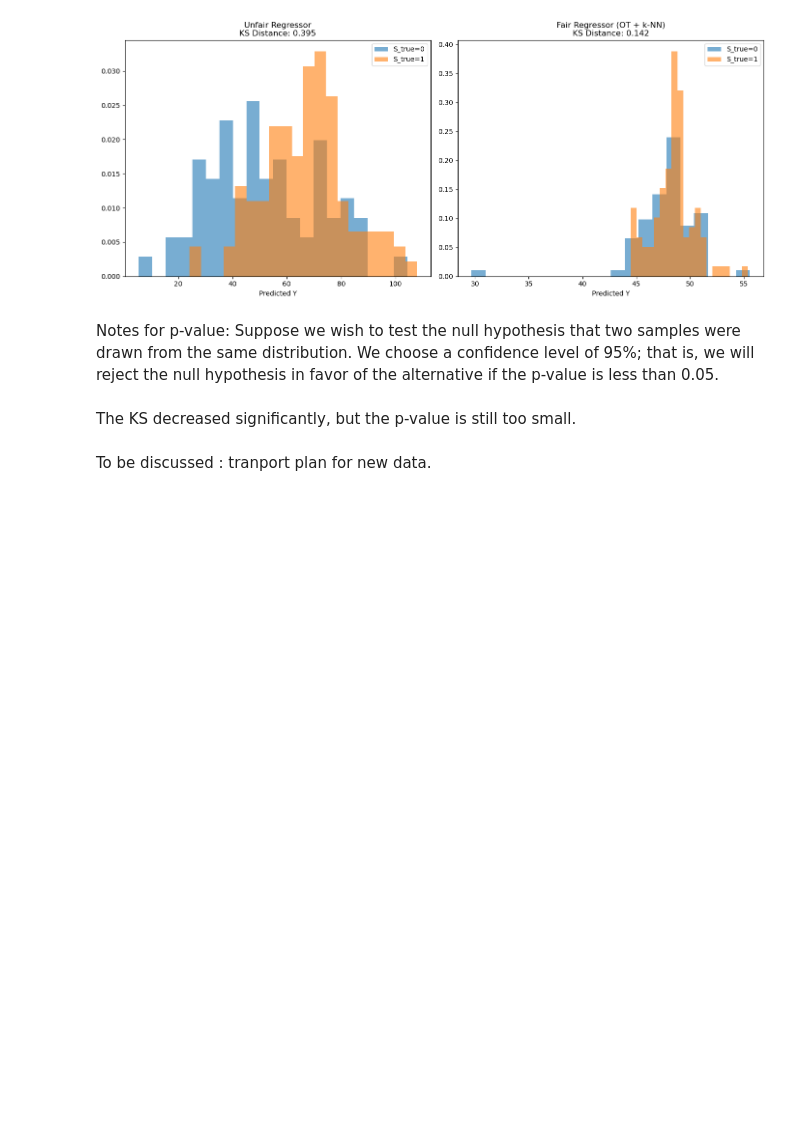
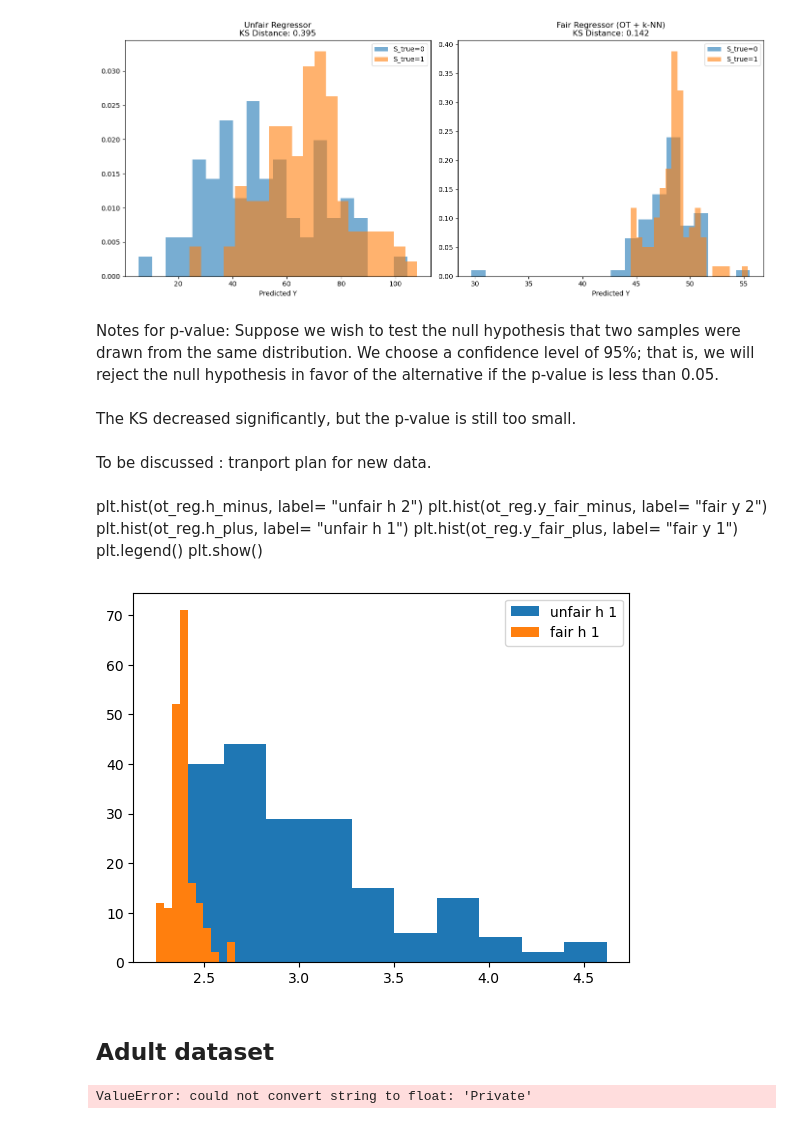
Before and after one commit to AugustinBouquillard/demographic-parity, a Jupyter notebook: unawareness.ipynb, the cells around one changed output. Saved outputs shown, nothing was run; the diff lists cells and outputs as text; code cells hidden in the pictures; blank space fills up the shorter version.

```diff
--- a/unawareness.ipynb
+++ b/unawareness.ipynb
@@ -75,3 +75,19 @@ Suppose we wish to test the null hypothesis that two samples were drawn from the
 The KS decreased significantly, but the p-value is still too small.
 # %% [markdown]
 To be discussed : tranport plan for new data.
+# %% [markdown]
+plt.hist(ot_reg.h_minus,  label= "unfair h 2")
+plt.hist(ot_reg.y_fair_minus, label= "fair y 2")
+plt.hist(ot_reg.h_plus,  label= "unfair h 1")
+plt.hist(ot_reg.y_fair_plus, label= "fair y 1")
+plt.legend()
+plt.show()
+# %%
+plt.hist(ot_reg.h_plus,  label= "unfair h 1")
+plt.hist(ot_reg.y_fair_plus, label= "fair h 1")
+plt.legend()
+plt.show()
+# %% [output]
+[figure, added]
+# %% [markdown]
+## Adult dataset
@@ -77,0 +96,43 @@ To be discussed : tranport plan for new data.
+# %%
+X, S, y = read_adult_dataset()
+
+X_train, X_test, Y_train, Y_test, S_train, S_test = train_test_split(X, y, S, train_size = 0.7)
+
+# 2. Train Models
+# Standard
+std_reg = LinearRegression().fit(X_test, Y_test)
+y_std = std_reg.predict(X_test)
+
+# Fair (OT + k-NN)
+ot_reg = OTUnawareFairRegressor(n_neighbors=10)
+ot_reg.fit(X_train, Y_train, S_train)
+y_fair = ot_reg.predict(X_test)
+
+# 3. Calculate KS Distance
+ks_std = ks_2samp(y_std[S_test==1], y_std[S_test==2])
+ks_fair = ks_2samp(y_fair[S_test==1], y_fair[S_test==2])
+
+print(f"KS Distance (Unfair): {ks_std.statistic:.4f} (p={ks_std.pvalue:.4e})")
+print(f"KS Distance (Fair):   {ks_fair.statistic:.4f} (p={ks_fair.pvalue:.4e})")
+
+# 4. Visualization
+fig, axes = plt.subplots(1, 2, figsize=(14, 6))
+
+# Plot 1: Distributions
+axes[0].hist(y_std[S_test==1], bins=20, alpha=0.6, label='S_true=0', density=True, color='tab:blue')
+axes[0].hist(y_std[S_test==2], bins=20, alpha=0.6, label='S_true=1', density=True, color='tab:orange')
+axes[0].set_title(f"Unfair Regressor\nKS Distance: {ks_std.statistic:.3f}")
+axes[0].set_xlabel("Predicted Y")
+axes[0].legend()
+
+# Plot 2: Fair Distributions
+axes[1].hist(y_fair[S_test==1], bins=20, alpha=0.6, label='S_true=0', density=True, color='tab:blue')
+axes[1].hist(y_fair[S_test==2], bins=20, alpha=0.6, label='S_true=1', density=True, color='tab:orange')
+axes[1].set_title(f"Fair Regressor (OT + k-NN)\nKS Distance: {ks_fair.statistic:.3f}")
+axes[1].set_xlabel("Predicted Y")
+axes[1].legend()
+plt.savefig("./results/adult_unaware.png")
+plt.tight_layout()
+plt.show()
+# %% [output]
+ValueError: could not convert string to float: 'Private'
```
Also changed, not shown: parts of 1 cell of this notebook.
